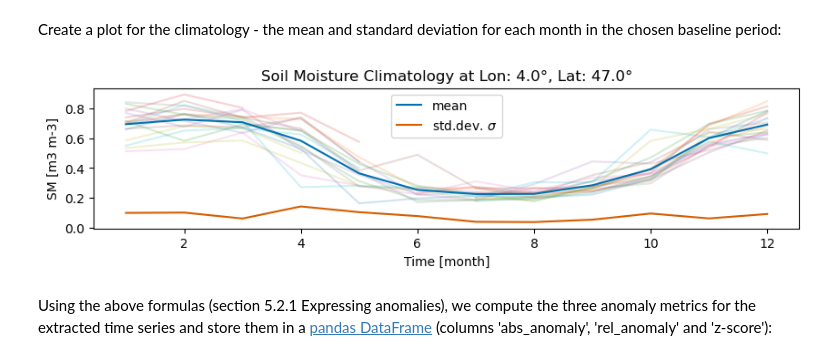
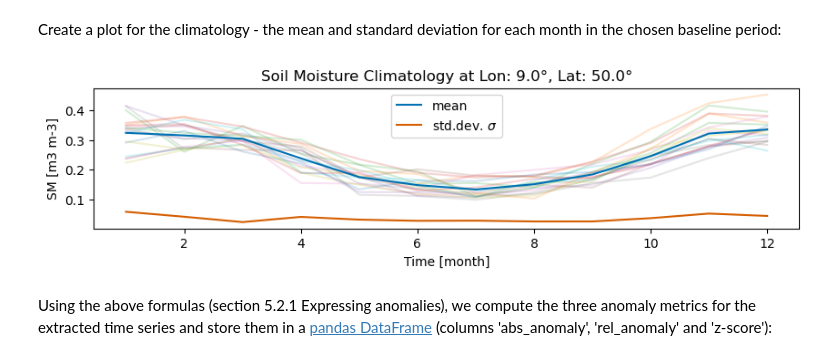
Before and after one commit to TUW-GEO/c3s_sm-tutorials, a Jupyter notebook: T1_DataAccess_Anomalies.ipynb, the cells around one changed output. Cells and saved outputs as stored; diff of their text form; code cells hidden in the pictures.

```diff
--- a/T1_DataAccess_Anomalies.ipynb
+++ b/T1_DataAccess_Anomalies.ipynb
@@ -570,7 +570,7 @@ Try:
 - Choosing a different reference period by changing the `BASELINE_YEARS` variable. The first value is the start year of the reference period, the second values is the last year that is considered when computing the climatological reference.
 # %%
 BASELINE_YEARS = (1991, 2020)  # First and last year to consider for climatology, can be changed.
-STUDY_AREA = "France" # Try out a differen study area
+STUDY_AREA = "Germany"  # Try out a differen study area
 
 
 # Extract data at the 'focus point' of the chosen study area:
@@ -578,7 +578,7 @@ lon, lat = float(BBOXES[STUDY_AREA][1][0]), float(BBOXES[STUDY_AREA][1][1])
 ts = DS["sm"].sel(lon=lon, lat=lat, method="nearest").to_pandas()
 
 # Select the time series only for the baseline years and save it as clim_data:
-time_series_data = ts.loc[f"{BASELINE_YEARS[0]}-01-01":f"{BASELINE_YEARS[1]}-12-31"]
+time_series_data = ts.loc[f"{BASELINE_YEARS[0]}-01-01" :f"{BASELINE_YEARS[1]}-12-31"]
 # %% [markdown]
 We plot the extracted soil moisture time series, for our chosen reference years and study area:
 # %%
@@ -600,8 +600,12 @@ plt.show()
 We use the time series data to compute the climatological mean and standard deviation for the chosen time series using the selected reference period (baseline):
 # %%
 # Compute all metrics (climatology, abs. / rel. anomalies, z-scores):
-clim_mean = pd.Series(time_series_data.groupby(time_series_data.index.month).mean(), name="climatology")
-clim_std = pd.Series(time_series_data.groupby(time_series_data.index.month).std(), name="climatology_std")
+clim_mean = pd.Series(
+    time_series_data.groupby(time_series_data.index.month).mean(), name="climatology"
+)
+clim_std = pd.Series(
+    time_series_data.groupby(time_series_data.index.month).std(), name="climatology_std"
+)
 
 # Save the Climatology data in the time series data frame
 ts = pd.DataFrame(ts, columns=["sm"]).join(on=ts.index.month, other=clim_mean)
@@ -611,36 +615,31 @@ Create a plot for the climatology - the mean and standard deviation for each mon
 # %%
 # Create a figure with a specific size and a single axis
 plt.figure(figsize=(10, 2))
 ax = plt.gca()
 color_mean = "#0072B2"  # Blue
 color_std = "#D55E00"  # Orange
 
 # Plot each year's data with transparency
 for i, g in time_series_data.groupby(time_series_data.index.year):
     ax.plot(range(1, 13), g.values, alpha=0.2)
 
 # Plot the climatology mean and standard deviation
 clim_mean.plot(
     ax=ax,
     color=color_mean,
     title=f"Soil Moisture Climatology at Lon: {lon}°, Lat: {lat}°",
     ylabel=f"SM [{SM_UNIT}]",
     label="mean",
 )
-clim_std.plot(
-    ax=ax,
-    color=color_std,
-    label="std.dev. $\sigma$",
-    xlabel="Time [month]"
-)
+clim_std.plot(ax=ax, color=color_std, label="std.dev. $\sigma$", xlabel="Time [month]")
 
 # Add the legend
 ax.legend()
 
 # Show the plot
 plt.show()
 # %% [output]
-[figure, old version]
+[figure, new version]
 # %% [markdown]
 Using the above formulas (section 5.2.1 Expressing anomalies), we compute the three anomaly metrics for the extracted time series and store them in a [pandas DataFrame](https://pandas.pydata.org/docs/reference/api/pandas.DataFrame.html) (columns 'abs_anomaly', 'rel_anomaly' and 'z-score'):
 # %%
```
Also changed, not shown: parts of 18 cells of this notebook, 3 other files.
